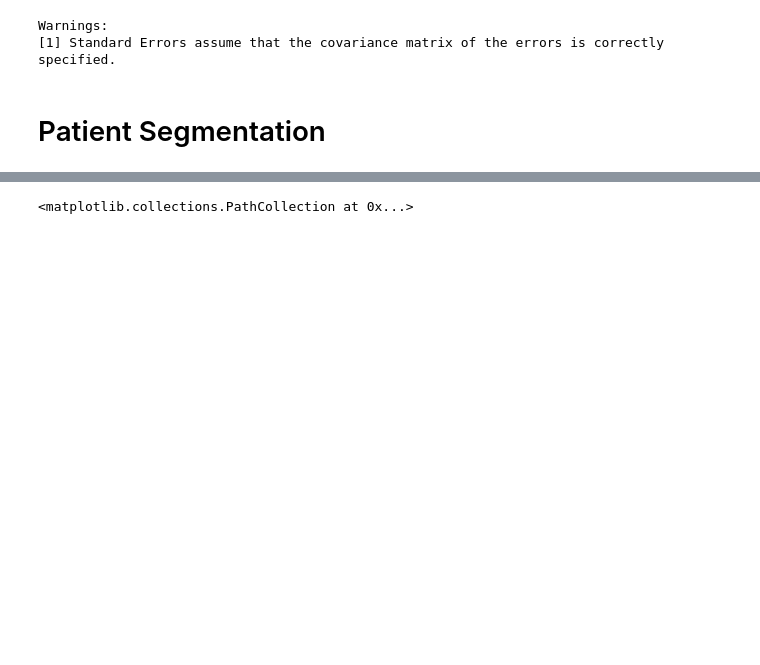
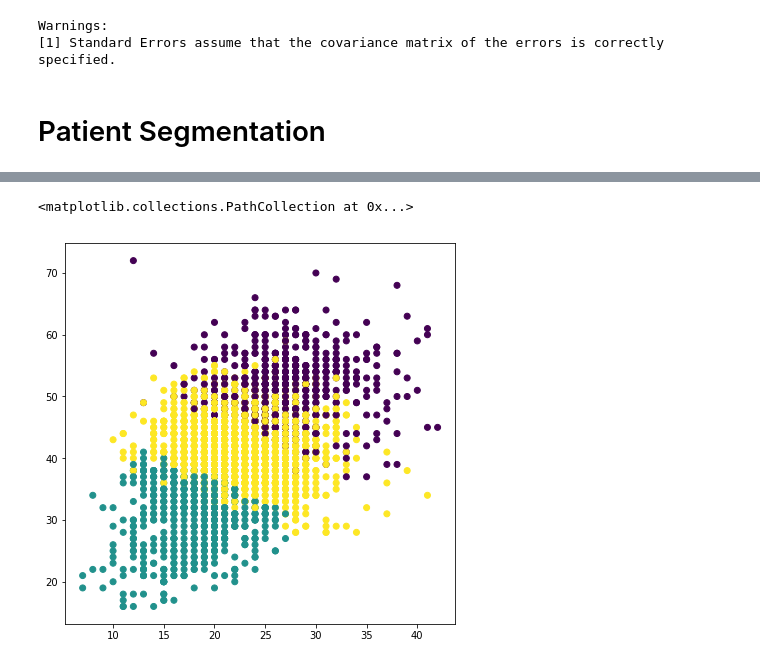
Before and after one commit to wasehahmad/PANSS-Trial-Analysis, a Jupyter notebook: panss_analysis_notebook.ipynb, the cells around one changed output, grey strips where cells are left out. Drawn from its saved outputs; the diff is of its cells as text; code cells hidden in the pictures; blank space fills up the shorter version.

```diff
--- a/panss_analysis_notebook.ipynb
+++ b/panss_analysis_notebook.ipynb
@@ -127,5 +128,5 @@ plt.show()
 # %%
-numClusters = 4
+numClusters = 3
 cluster = AgglomerativeClustering(n_clusters=numClusters, affinity='euclidean', linkage='complete')
 clusters = cluster.fit_predict(firstVisits)
 firstVisits['Segment'] = clusters
@@ -140,3 +139,4 @@ plt.scatter(firstVisits['Ns'], firstVisits['Gs'], c=cluster.labels_)
 <matplotlib.collections.PathCollection at 0x...>
+[figure, added]
 # %%
 from mpl_toolkits.mplot3d import Axes3D
```
Also changed, not shown: parts of 13 cells of this notebook, 6 other files.
